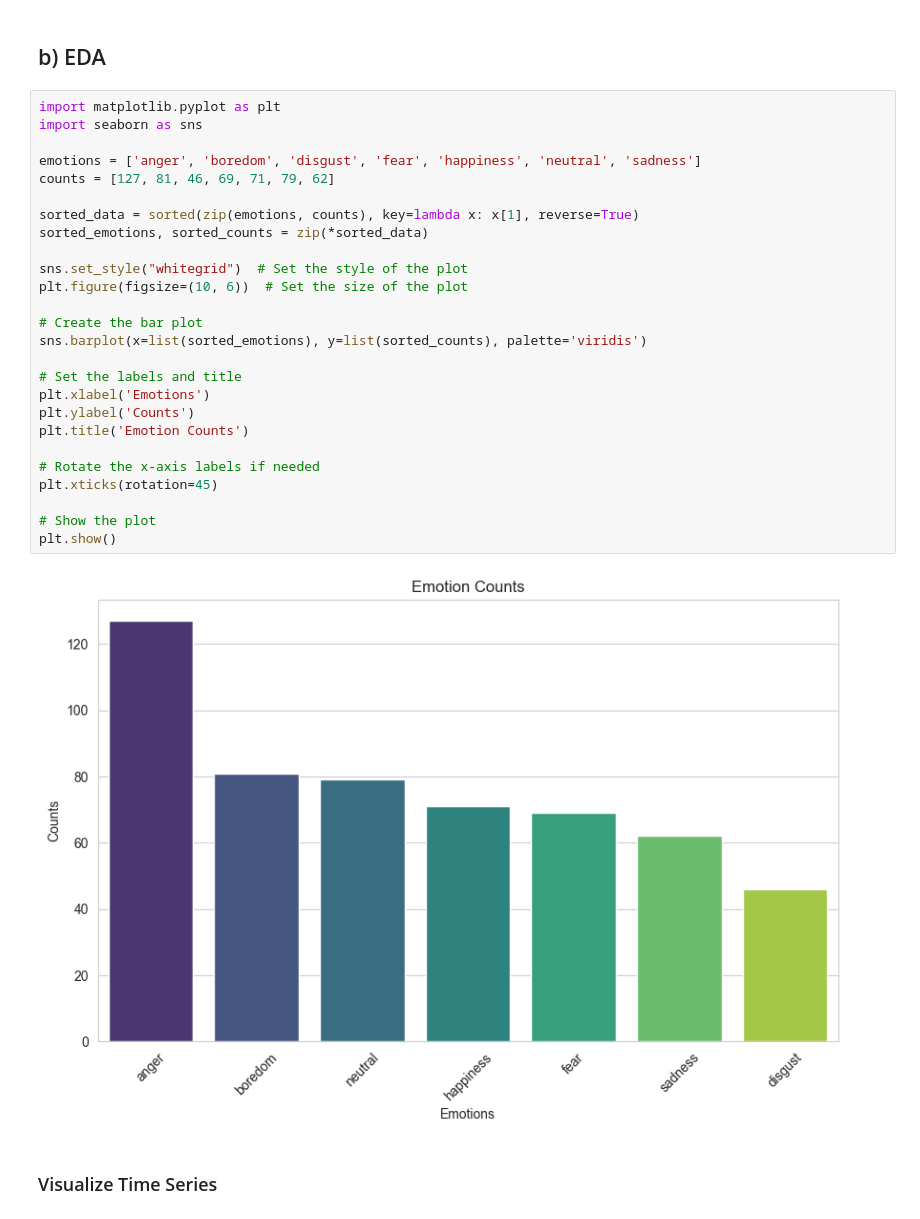
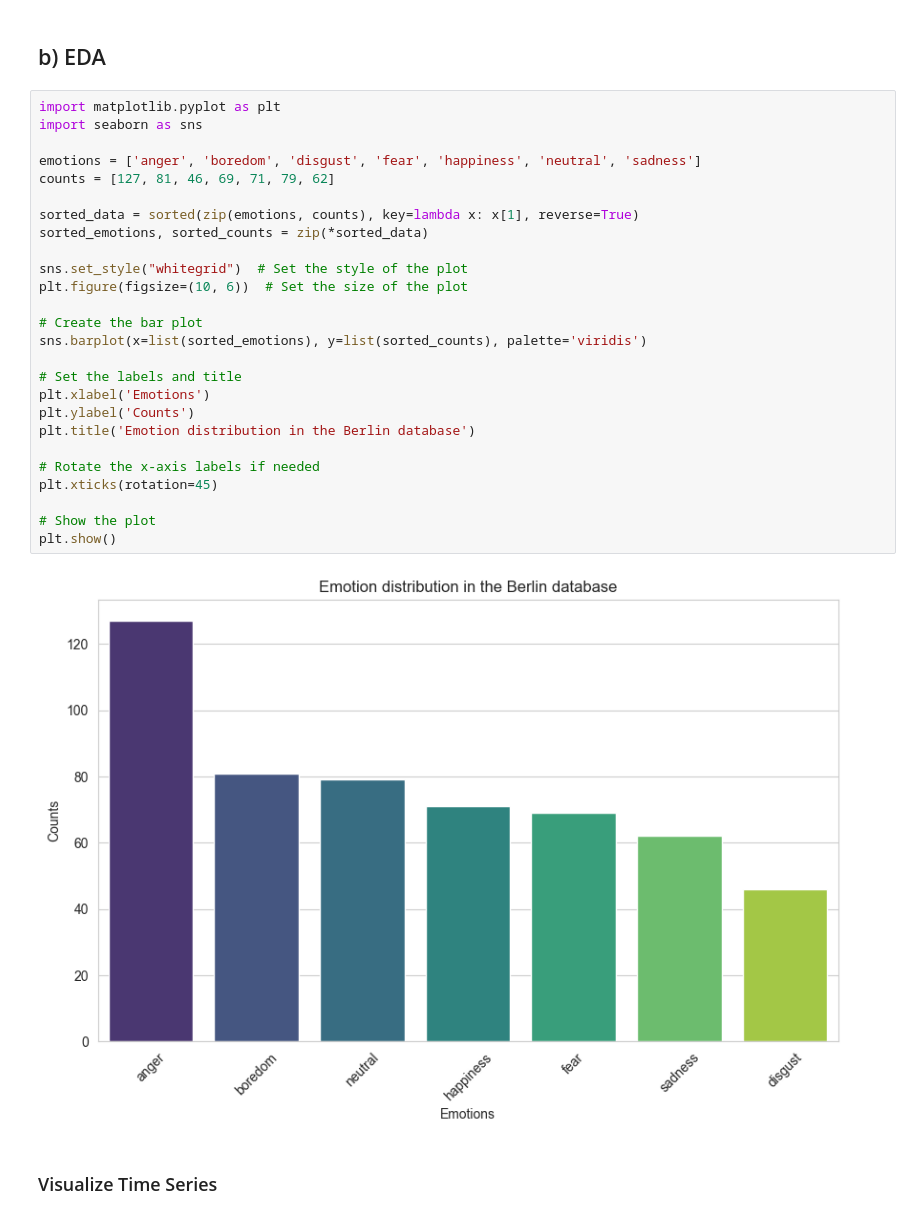
Before and after one commit to bonells96/speech_emotion_classification, a Jupyter notebook: Report_SER.ipynb, the cells around one changed output. Saved outputs shown, nothing was run; the diff lists cells and outputs as text.

Commit message:
plot nns updated

```diff
--- a/Report_SER.ipynb
+++ b/Report_SER.ipynb
@@ -114,31 +114,31 @@ There are 6 different versions
 # %%
 import matplotlib.pyplot as plt
 import seaborn as sns
 
 emotions = ['anger', 'boredom', 'disgust', 'fear', 'happiness', 'neutral', 'sadness']
 counts = [127, 81, 46, 69, 71, 79, 62]
 
 sorted_data = sorted(zip(emotions, counts), key=lambda x: x[1], reverse=True)
 sorted_emotions, sorted_counts = zip(*sorted_data)
 
 sns.set_style("whitegrid")  # Set the style of the plot
 plt.figure(figsize=(10, 6))  # Set the size of the plot
 
 # Create the bar plot
 sns.barplot(x=list(sorted_emotions), y=list(sorted_counts), palette='viridis')
 
 # Set the labels and title
 plt.xlabel('Emotions')
 plt.ylabel('Counts')
-plt.title('Emotion Counts')
+plt.title('Emotion distribution in the Berlin database')
 
 # Rotate the x-axis labels if needed
 plt.xticks(rotation=45)
 
 # Show the plot
 plt.show()
 # %% [output]
-[figure, old version]
+[figure, new version]
 # %% [markdown]
 ### Visualize Time Series
 # %%
```
Also changed, not shown: parts of 5 cells of this notebook.
